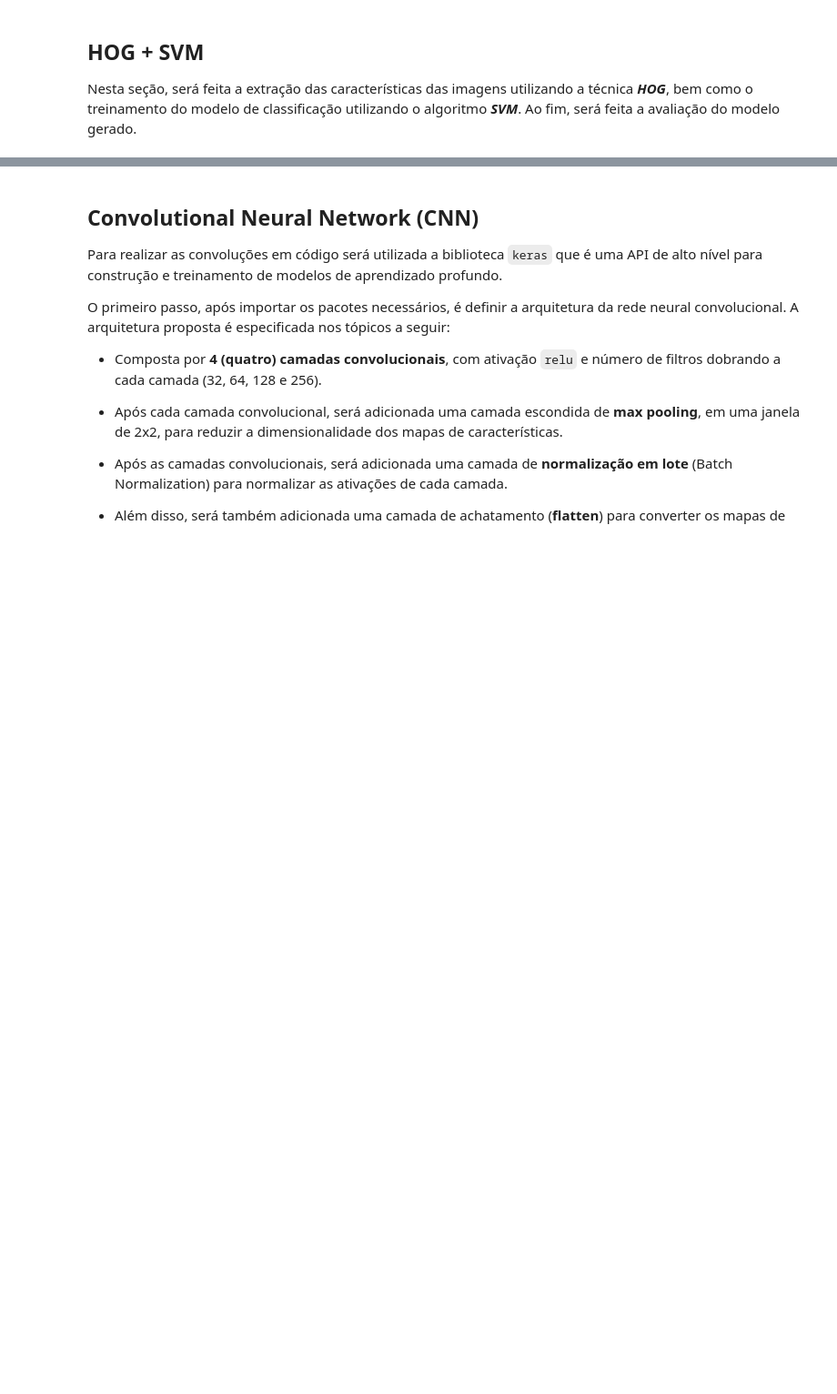
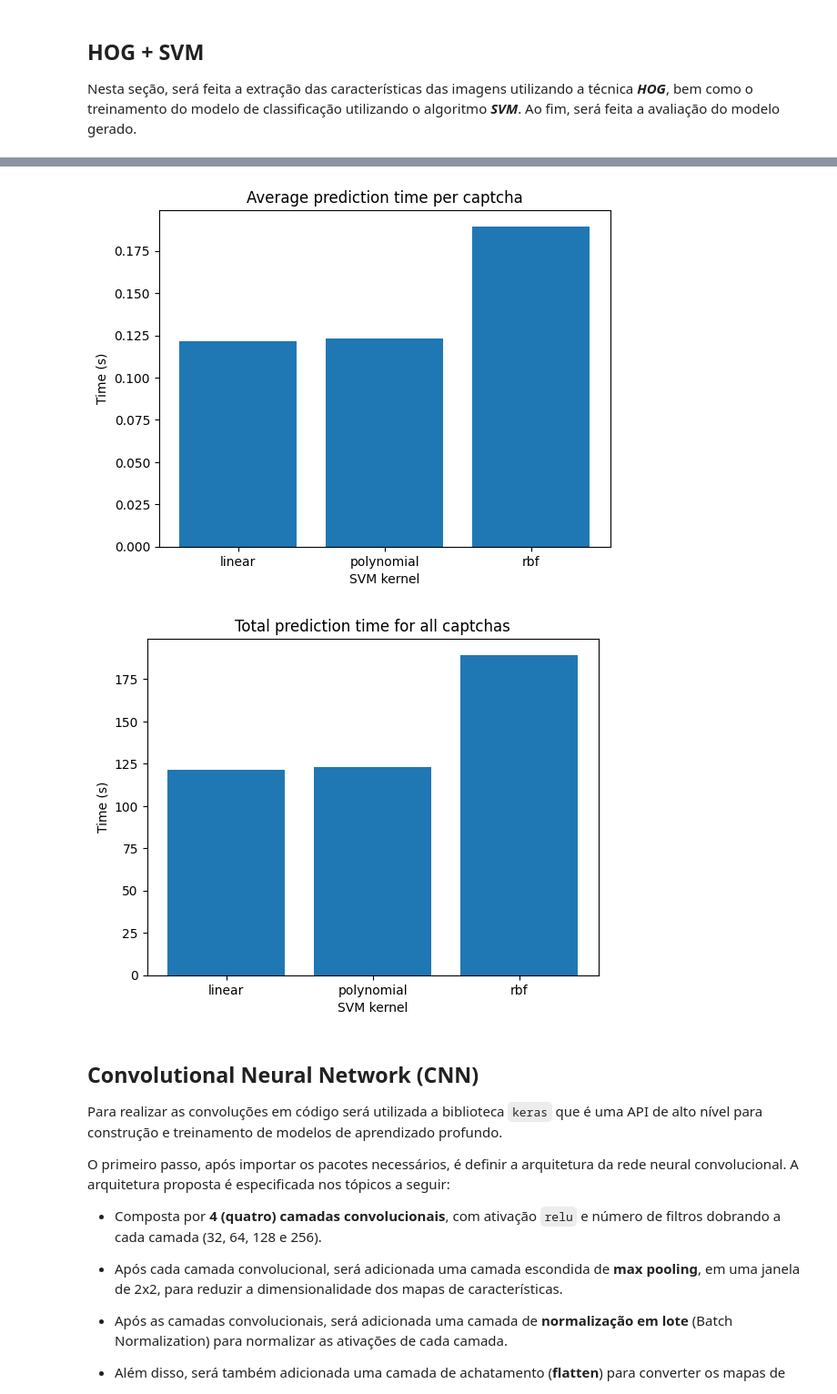
Before and after one commit to pedro-de-oliveira-guedes/captcha-recognition, a Jupyter notebook: captcha-recognition.ipynb, the cells around one changed output, grey strips where cells are left out. Shown at 91% size. Cells and saved outputs as stored; diff of their text form; code cells hidden in the pictures; blank space fills up the shorter version.

```diff
--- a/captcha-recognition.ipynb
+++ b/captcha-recognition.ipynb
@@ -276,3 +688,31 @@ Nesta seção, será feita a extração das características das imagens utiliza
+# %%
+def plot_svm_avg_prediction_time(svm_metrics: dict):
+    plt.title("Average prediction time per captcha")
+
+    avg_prediction_times = [svm_metrics[svm_kernel]["average_prediction_time"] for svm_kernel in svm_metrics.keys()]
+    plt.bar(svm_metrics.keys(), avg_prediction_times)
+
+    plt.xlabel("SVM kernel")
+    plt.ylabel("Time (s)")
+    plt.show()
+
+
+def plot_svm_total_prediction_time(svm_metrics: dict):
+    plt.title("Total prediction time for all captchas")
+
+    total_prediction_times = [svm_metrics[svm_kernel]["total_prediction_time"] for svm_kernel in svm_metrics.keys()]
+    plt.bar(svm_metrics.keys(), total_prediction_times)
+
+    plt.xlabel("SVM kernel")
+    plt.ylabel("Time (s)")
+    plt.show()
+
+
+plot_svm_avg_prediction_time(svm_metrics)
+plot_svm_total_prediction_time(svm_metrics)
+# %% [output]
+[figure, added]
+[figure, added]
 # %% [markdown]
 ## Convolutional Neural Network (CNN)
 Para realizar as convoluções em código será utilizada a biblioteca `keras` que é uma API de alto nível para construção e treinamento de modelos de aprendizado profundo.
```
Also changed, not shown: parts of 34 cells of this notebook.
